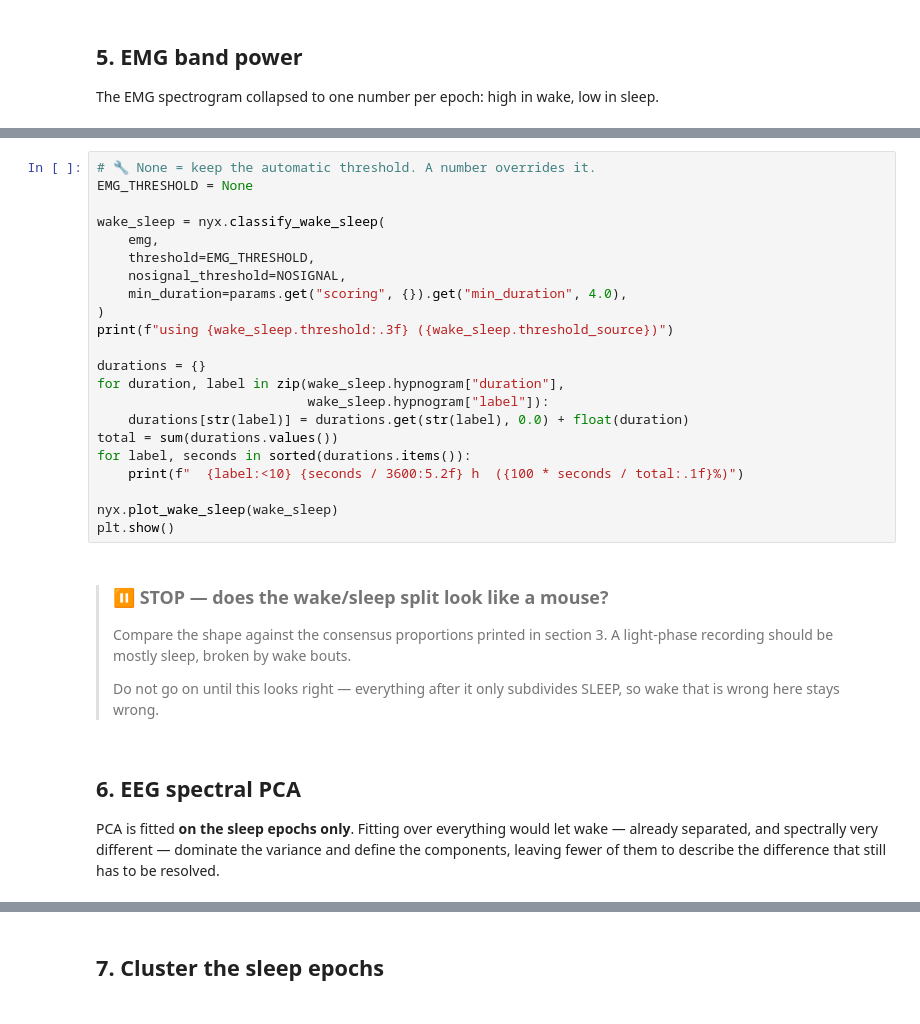
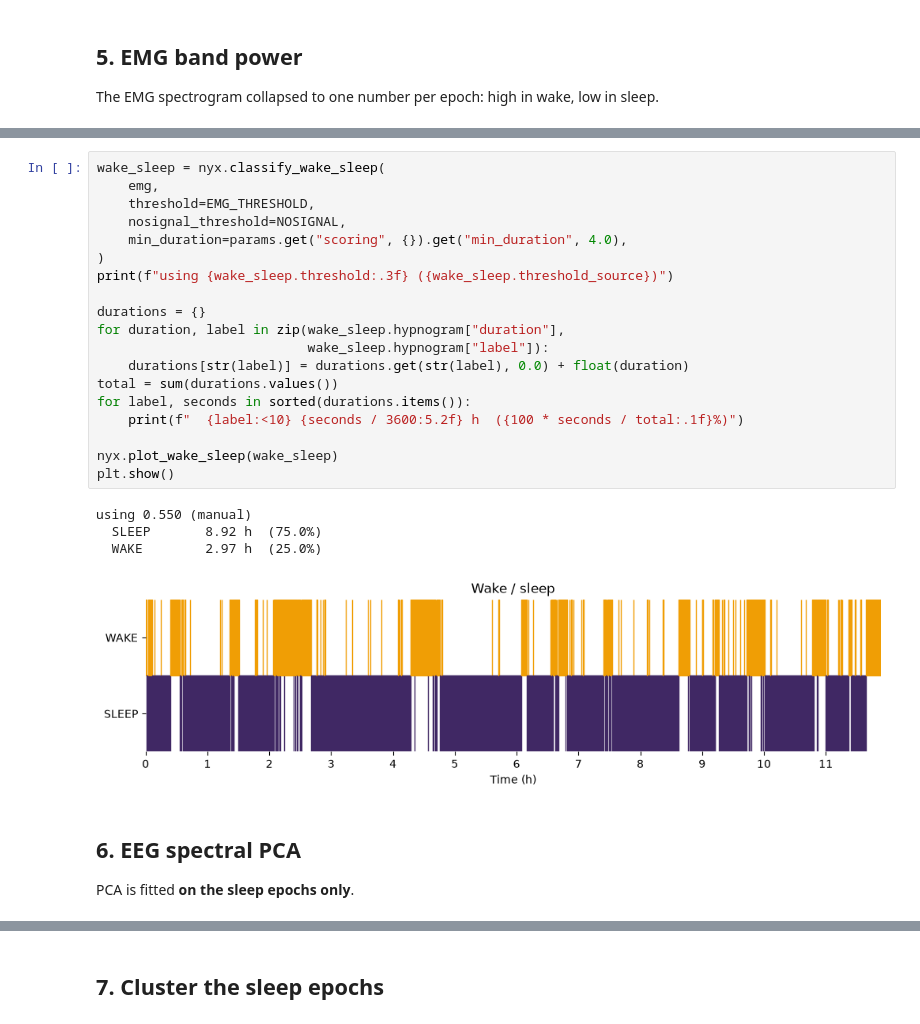
Before and after one commit to BoccaraLab/nyx, a Jupyter notebook: examples/05_real_data.ipynb, the cells around one changed output, grey strips where cells are left out. Saved outputs shown, nothing was run; the diff lists cells and outputs as text.

```diff
--- a/examples/05_real_data.ipynb
+++ b/examples/05_real_data.ipynb
@@ -199,40 +226,31 @@ print(f"automatic threshold {auto_threshold:.3f}   "
 # %%
-# 🔧 None = keep the automatic threshold. A number overrides it.
-EMG_THRESHOLD = None
-
 wake_sleep = nyx.classify_wake_sleep(
     emg,
     threshold=EMG_THRESHOLD,
     nosignal_threshold=NOSIGNAL,
     min_duration=params.get("scoring", {}).get("min_duration", 4.0),
 )
 print(f"using {wake_sleep.threshold:.3f} ({wake_sleep.threshold_source})")
 
 durations = {}
 for duration, label in zip(wake_sleep.hypnogram["duration"],
                            wake_sleep.hypnogram["label"]):
     durations[str(label)] = durations.get(str(label), 0.0) + float(duration)
 total = sum(durations.values())
 for label, seconds in sorted(durations.items()):
     print(f"  {label:<10} {seconds / 3600:5.2f} h  ({100 * seconds / total:.1f}%)")
 
 nyx.plot_wake_sleep(wake_sleep)
 plt.show()
+# %% [output]
+using 0.550 (manual)
+  SLEEP       8.92 h  (75.0%)
+  WAKE        2.97 h  (25.0%)
+[figure, added]
-# %% [markdown]
-> ### ⏸ STOP — does the wake/sleep split look like a mouse?
->
-> Compare the shape against the consensus proportions printed in section 3.
-> A light-phase recording should be mostly sleep, broken by wake bouts.
->
-> Do not go on until this looks right — everything after it only subdivides
-> SLEEP, so wake that is wrong here stays wrong.
-# %% [markdown]
-## 6. EEG spectral PCA
-
-PCA is fitted **on the sleep epochs only**. Fitting over everything would let
-wake — already separated, and spectrally very different — dominate the variance
-and define the components, leaving fewer of them to describe the difference that
-still has to be resolved.
+# %% [markdown]
+## 6. EEG spectral PCA
+
+PCA is fitted **on the sleep epochs only**.
 # %%
 pca = nyx.compute_sleep_pca(windowed, params, wake_sleep)
 print(f"{pca.scores.shape[0]} sleep epochs, {pca.scores.shape[1]} components")
```
Also changed, not shown: parts of 27 cells of this notebook, 7 other files.
